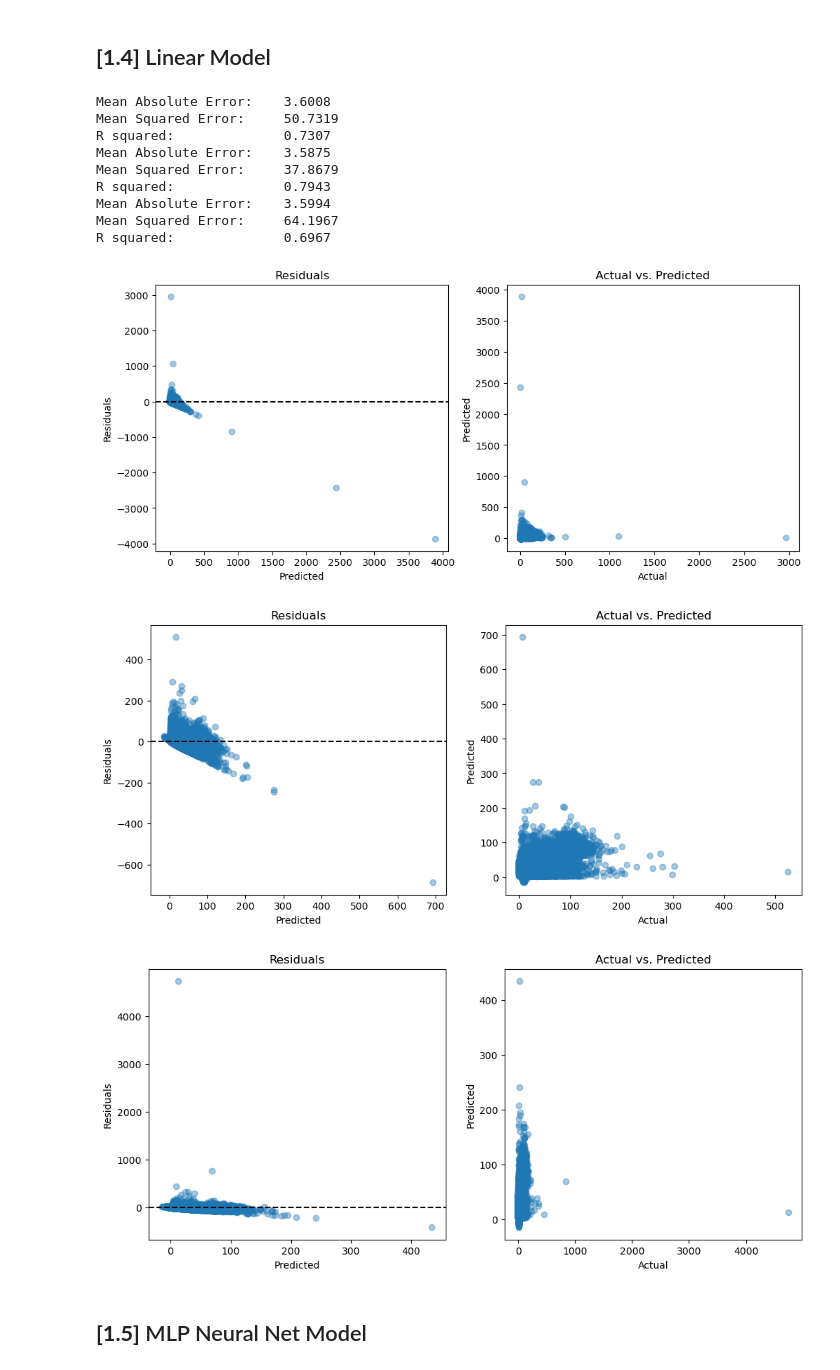
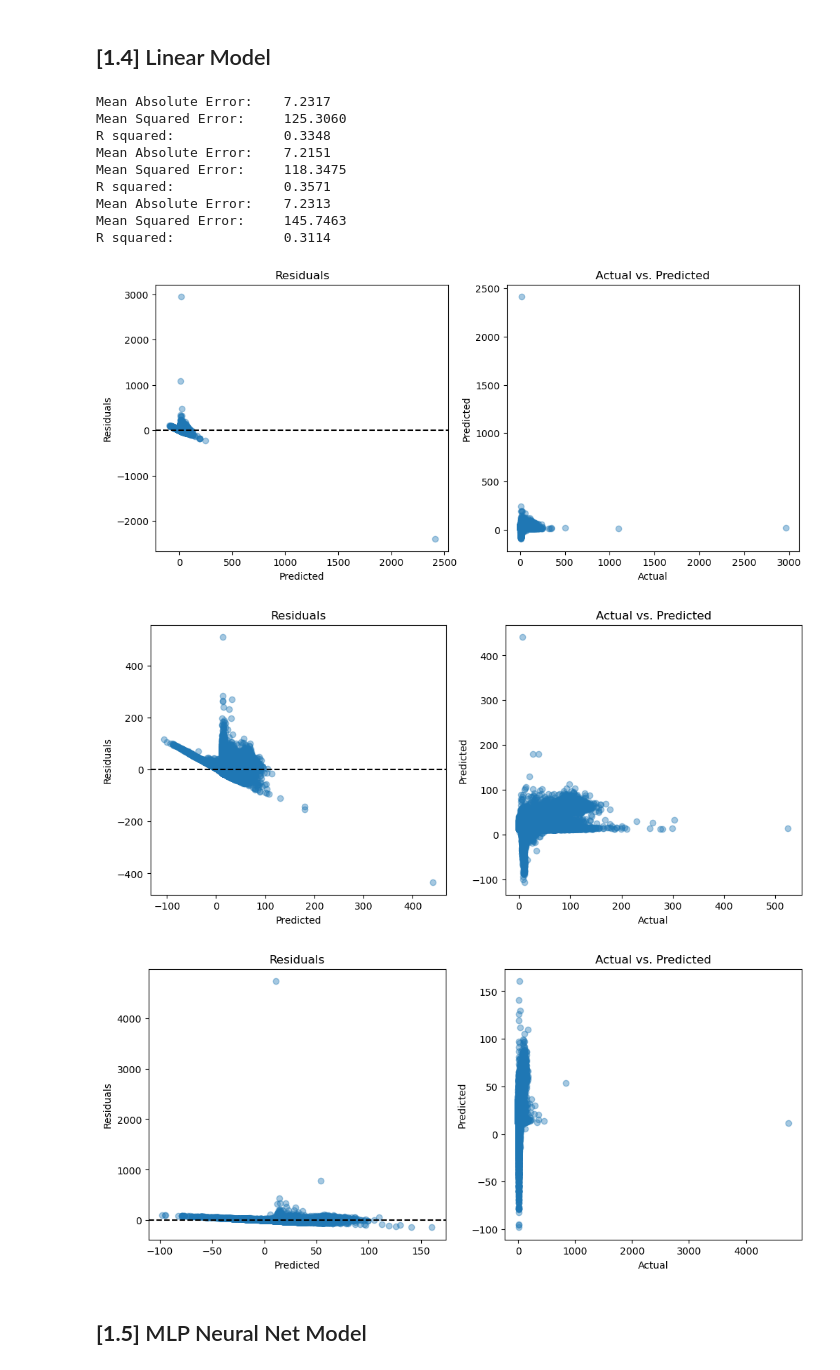
Before and after one commit to emma123456789102/Machine-Learning-Taxi-, a Jupyter notebook: notebook_avg_fare.ipynb, the cells around one changed output. Drawn from its saved outputs; the diff is of its cells as text; code cells hidden in the pictures.

Commit message:
working avg fare

```diff
--- a/notebook_avg_fare.ipynb
+++ b/notebook_avg_fare.ipynb
@@ -519,13 +520,10 @@ df = read_agg(month_start=1, month_end=12)
 # but but 1 day before
 daily = df.groupby(['pickup_date', 'time_of_day', 'pickup_zone', 'dropoff_zone']).agg(
     total_ride_count = ('total_ride_count', 'sum'),
-    avg_fare_amount = ('avg_fare_amount', 'mean')
+    avg_fare_amount = ('avg_fare_amount', 'mean'),
+    avg_trip_distance = ('avg_trip_distance', 'mean'),
 ).reset_index()
 daily = daily.sort_values(['pickup_zone', 'dropoff_zone', 'time_of_day', 'pickup_date'])
-
-
-# daily['lag_demand'] = daily.groupby(['pickup_zone', 'dropoff_zone', 'time_of_day'])['total_ride_count'].shift(1)
-# daily['lag_fare'] = daily.groupby(['pickup_zone', 'dropoff_zone', 'time_of_day'])['avg_fare_amount'].shift(1)
 
 # Check lag features
 #
@@ -535,24 +533,26 @@ lag_df = daily.copy()
 lag_df['pickup_date'] = lag_df['pickup_date'] + pd.Timedelta(days=1)
 lag_df = lag_df.rename(columns={
     'total_ride_count': 'lag_demand',
-    'avg_fare_amount': 'lag_fare'
+    'avg_fare_amount': 'lag_fare',
+    'avg_trip_distance': 'lag_distance',
 })
 
 # Merge back to daily dataframe
 daily = daily.merge(
     lag_df[
-        ['pickup_zone', 'dropoff_zone', 'time_of_day', 'pickup_date', 'lag_demand', 'lag_fare']
+        ['pickup_zone', 'dropoff_zone', 'time_of_day', 'pickup_date', 'lag_demand', 'lag_fare', 'lag_distance']
     ],
     on=['pickup_zone', 'dropoff_zone', 'time_of_day', 'pickup_date'],
     how='left'
 )
 daily['lag_demand'] = daily['lag_demand'].fillna(0)
 daily['lag_fare'] = daily['lag_fare'].fillna(0)
+daily['lag_distance'] = daily['lag_distance'].fillna(0)
 
 
 # Merge back to main dataframe
 df = df.merge(
-    daily[['pickup_zone', 'dropoff_zone', 'pickup_date', 'time_of_day', 'lag_demand', 'lag_fare']],
+    daily[['pickup_zone', 'dropoff_zone', 'pickup_date', 'time_of_day', 'lag_demand', 'lag_fare', 'lag_distance']],
     on=['time_of_day', 'pickup_zone', 'dropoff_zone', 'pickup_date'],
     how='left'
 )
@@ -949,6 +1007,27 @@ from sklearn.preprocessing import StandardScaler
 from sklearn.compose import ColumnTransformer
 from sklearn.model_selection import train_test_split
 from sklearn.preprocessing import OneHotEncoder, OrdinalEncoder
+
+# Recast object types -> category (just to be sure)
+df = df.astype({
+    'pickup_zone': 'category',
+    'dropoff_zone': 'category',
+    'time_of_day': 'category',
+    'holiday': 'category',
+})
+
+# Remove waste columns
+df = df.drop(errors='ignore', columns=[
+    'pickup_date',
+    'service_route',
+    'pickup_service_zone',
+    'dropoff_service_zone',
+    'pickup_week',
+    'pickup_day',
+    'total_ride_count',
+    'total_trip_distance',
+    'avg_trip_distance'
+])
 
 # These columns only have a few categories
 columns_to_onehot_encode = [
@@ -958,15 +1037,16 @@ columns_to_onehot_encode = [
 
 # These columns have LOADS of categories
 columns_to_ordinal_encode = [
-    'route',
     'pickup_zone',
     'dropoff_zone',
-    'holiday',
 ]
 
 # Split `y` BEFORE pipeline
 y = df['avg_fare_amount']
-X = df.drop(columns=['avg_fare_amount', 'pickup_date'])
+X = df.drop(columns=['avg_fare_amount'])
+
+# recast holiday types to boolean (either holiday or not)
+df['holiday'] = (df['holiday'] != "None").astype(int)
 
 # Pipeline
 #
@@ -993,45 +1073,45 @@ X_train, X_val, y_train, y_val = train_test_split(X_train, y_train, test_size=0.
 # %%
 from sklearn.linear_model import LinearRegression
 from sklearn.pipeline import Pipeline
 from sklearn.preprocessing import MaxAbsScaler
 
 lin = Pipeline(steps=[
     ("scale", MaxAbsScaler()),
     ("model", LinearRegression()),
 ])
 lin.fit(X_train, y_train)
 
 # Training results
 training_predictions = lin.predict(X_train)
 analysis(y_train, training_predictions)
 
 # Validation Results
 validation_predictions = lin.predict(X_val)
 analysis(y_val, validation_predictions)
 
 # Test Results
 test_predictions = lin.predict(X_test)
 analysis(y_test, test_predictions)
 
 # Clean up (for memory)
 del lin
 del training_predictions
 del validation_predictions
 del test_predictions
-gc.collect()
+# gc.collect()
 # %% [output]
-Mean Absolute Error:    3.6008
-Mean Squared Error:     50.7319
-R squared:              0.7307
-Mean Absolute Error:    3.5875
-Mean Squared Error:     37.8679
-R squared:              0.7943
-Mean Absolute Error:    3.5994
-Mean Squared Error:     64.1967
-R squared:              0.6967
+Mean Absolute Error:    7.2317
+Mean Squared Error:     125.3060
+R squared:              0.3348
+Mean Absolute Error:    7.2151
+Mean Squared Error:     118.3475
+R squared:              0.3571
+Mean Absolute Error:    7.2313
+Mean Squared Error:     145.7463
+R squared:              0.3114
-[figure, old version]
+[figure, new version]
-[figure, old version]
+[figure, new version]
-[figure, old version]
+[figure, new version]
 # %% [markdown]
 ## **[1.5]** MLP Neural Net Model
 # %%
```
Also changed, not shown: parts of 20 cells of this notebook, 4 other files.
